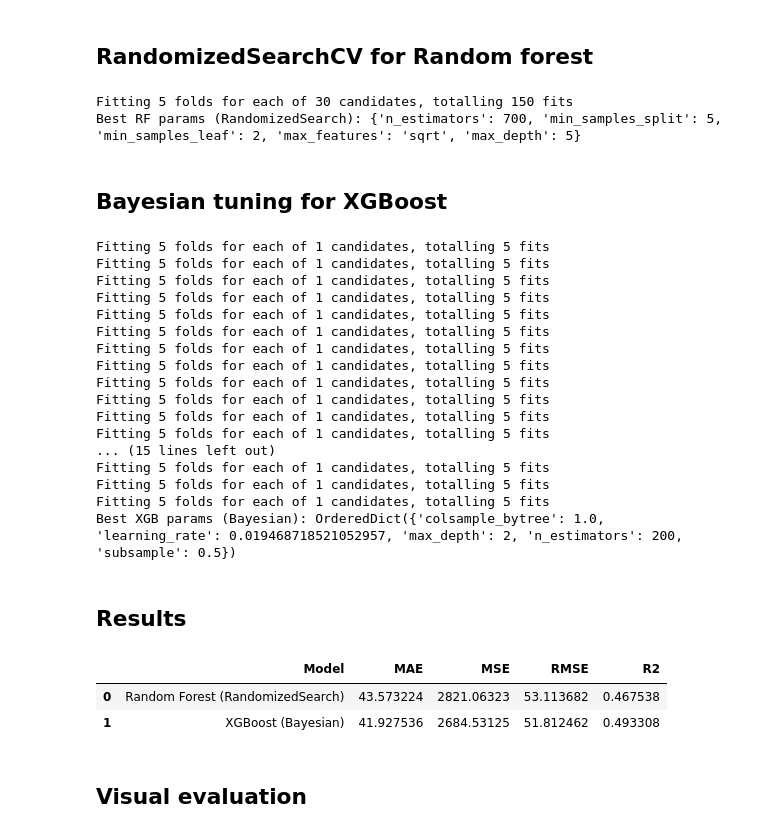
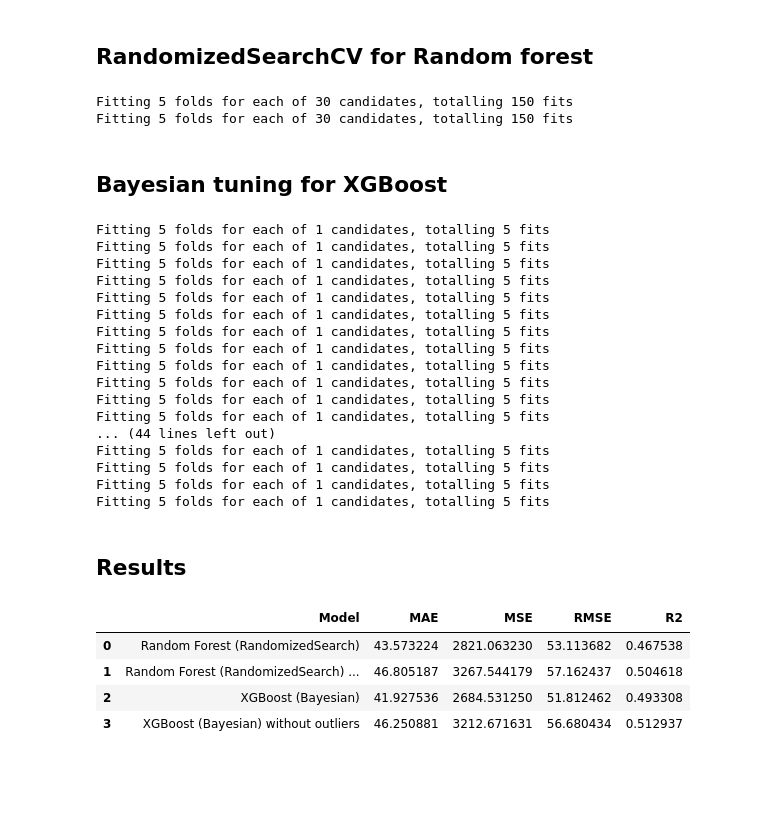
Before and after one commit to kyojin22/diabetes, a Jupyter notebook: notebooks/data_preproccessing_and_model_training.ipynb, the cells around one changed output. Saved outputs shown, nothing was run; the diff lists cells and outputs as text; code cells hidden in the pictures; blank space fills up the shorter version.

```diff
--- a/notebooks/model_training.ipynb
+++ b/notebooks/data_preproccessing_and_model_training.ipynb
@@ -542,13 +576,28 @@ rand_search_rf = RandomizedSearchCV(
 )
 
 rand_search_rf.fit(X_train, y_train)
-print("Best RF params (RandomizedSearch):", rand_search_rf.best_params_)
-
 rf_best_rand = rand_search_rf.best_estimator_
 pred_rf_rand = rf_best_rand.predict(X_test)
+
+# without outliers
+rf_base_iqr = RandomForestRegressor(random_state=42)
+
+rand_search_rf_iqr = RandomizedSearchCV(
+    rf_base_iqr,
+    param_distributions=param_dist_rf,
+    n_iter=30,
+    cv=5,
+    n_jobs=-1,
+    random_state=42,
+    verbose=1
+)
+
+rand_search_rf_iqr.fit(X_train_without_outliers, y_train_without_outliers)
+rf_best_rand_iqr = rand_search_rf_iqr.best_estimator_
+pred_rf_rand_iqr = rf_best_rand_iqr.predict(X_test_without_outliers)
 # %% [output]
 Fitting 5 folds for each of 30 candidates, totalling 150 fits
-Best RF params (RandomizedSearch): {'n_estimators': 700, 'min_samples_split': 5, 'min_samples_leaf': 2, 'max_features': 'sqrt', 'max_depth': 5}
+Fitting 5 folds for each of 30 candidates, totalling 150 fits
 # %% [markdown]
 ## Bayesian tuning for XGBoost
 # %%
@@ -576,10 +625,23 @@ bayes_search_xgb = BayesSearchCV(
 )
 
 bayes_search_xgb.fit(X_train_scaled, y_train)
-print("Best XGB params (Bayesian):", bayes_search_xgb.best_params_)
-
 xgb_best_bayes = bayes_search_xgb.best_estimator_
 pred_xgb_bayes = xgb_best_bayes.predict(X_test_scaled)
+
+# without outliers
+bayes_search_xgb_iqr = BayesSearchCV(
+    estimator=xgb_base,
+    search_spaces=search_spaces_xgb,
+    n_iter=30,
+    cv=5,
+    n_jobs=-1,
+    random_state=42,
+    verbose=1
+)
+
+bayes_search_xgb_iqr.fit(X_train_without_outliers, y_train_without_outliers)
+xgb_best_bayes_iqr = bayes_search_xgb_iqr.best_estimator_
+pred_xgb_bayes_iqr = xgb_best_bayes_iqr.predict(X_test_without_outliers)
 # %% [output]
 Fitting 5 folds for each of 1 candidates, totalling 5 fits
 Fitting 5 folds for each of 1 candidates, totalling 5 fits
@@ -593,21 +655,23 @@ Fitting 5 folds for each of 1 candidates, totalling 5 fits
 Fitting 5 folds for each of 1 candidates, totalling 5 fits
 Fitting 5 folds for each of 1 candidates, totalling 5 fits
 Fitting 5 folds for each of 1 candidates, totalling 5 fits
-... (15 lines left out)
+... (44 lines left out)
 Fitting 5 folds for each of 1 candidates, totalling 5 fits
 Fitting 5 folds for each of 1 candidates, totalling 5 fits
 Fitting 5 folds for each of 1 candidates, totalling 5 fits
-Best XGB params (Bayesian): OrderedDict({'colsample_bytree': 1.0, 'learning_rate': 0.019468718521052957, 'max_depth': 2, 'n_estimators': 200, 'subsample': 0.5})
+Fitting 5 folds for each of 1 candidates, totalling 5 fits
 # %% [markdown]
 ## Results
 # %%
 res_rf_rand = eval_model("Random Forest (RandomizedSearch)", y_test, pred_rf_rand)
+res_rf_rand_iqr = eval_model("Random Forest (RandomizedSearch) without outliers", y_test_without_outliers, pred_rf_rand_iqr)
 res_xgb_bayes = eval_model("XGBoost (Bayesian)", y_test, pred_xgb_bayes)
+res_xgb_bayes_iqr = eval_model("XGBoost (Bayesian) without outliers", y_test_without_outliers, pred_xgb_bayes_iqr)
 
-pd.DataFrame([res_rf_rand, res_xgb_bayes])
+pd.DataFrame([res_rf_rand, res_rf_rand_iqr, res_xgb_bayes, res_xgb_bayes_iqr])
 # %% [output]
 |  | Model | MAE | MSE | RMSE | R2 |
-| 0 | Random Forest (RandomizedSearch) | 43.573224 | 2821.06323 | 53.113682 | 0.467538 |
-| 1 | XGBoost (Bayesian) | 41.927536 | 2684.53125 | 51.812462 | 0.493308 |
+| 0 | Random Forest (RandomizedSearch) | 43.573224 | 2821.063230 | 53.113682 | 0.467538 |
+| 1 | Random Forest (RandomizedSearch) ... | 46.805187 | 3267.544179 | 57.162437 | 0.504618 |
+| 2 | XGBoost (Bayesian) | 41.927536 | 2684.531250 | 51.812462 | 0.493308 |
+| 3 | XGBoost (Bayesian) without outliers | 46.250881 | 3212.671631 | 56.680434 | 0.512937 |
-# %% [markdown]
-## Visual evaluation
```
Also changed, not shown: parts of 20 cells of this notebook, 1 other file.
